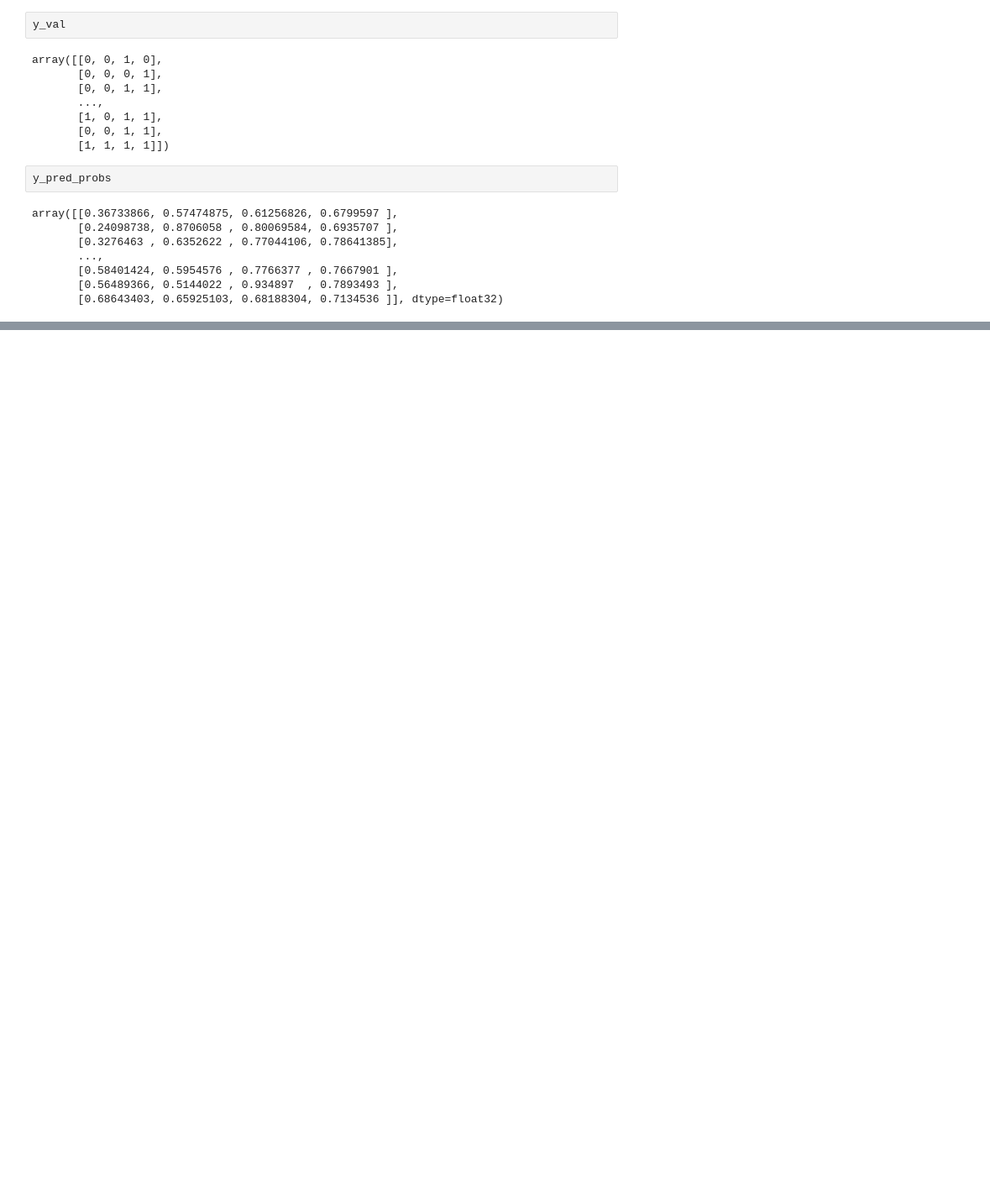
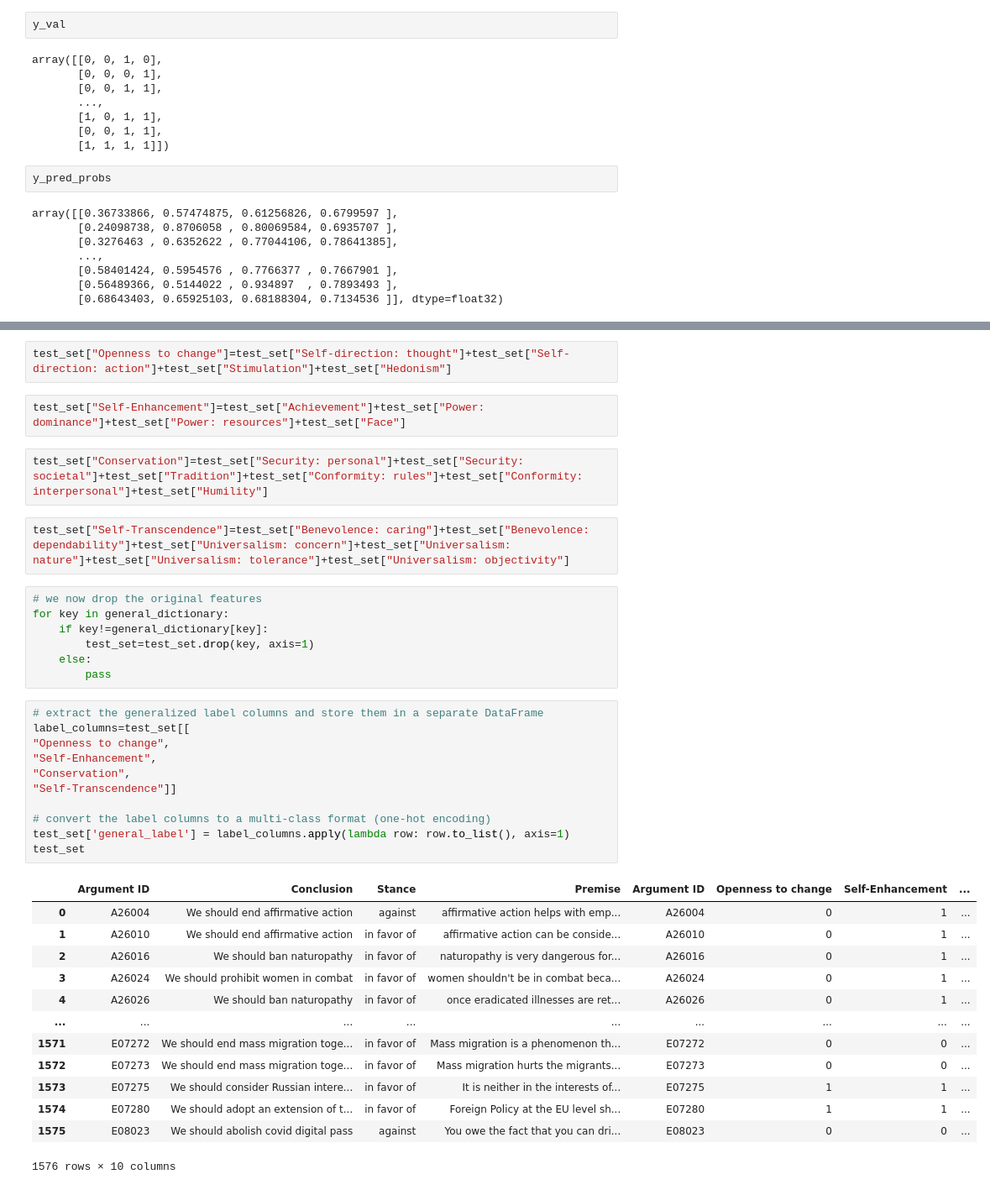
Before and after one commit to Slebbon/TXA-Group-6, a Jupyter notebook: lstm.ipynb, the cells around one changed output, grey strips where cells are left out. Shown: that part at 84% size. Drawn from its saved outputs; the diff is of its cells as text; blank space fills up the shorter version.

```diff
--- a/lstm_gridsearch.ipynb
+++ b/lstm.ipynb
@@ -734,0 +752,40 @@ Given that the performance doesn't seem to improve with the embedding layer but
+# %%
+test_set["Openness to change"]=test_set["Self-direction: thought"]+test_set["Self-direction: action"]+test_set["Stimulation"]+test_set["Hedonism"]
+# %%
+test_set["Self-Enhancement"]=test_set["Achievement"]+test_set["Power: dominance"]+test_set["Power: resources"]+test_set["Face"]
+# %%
+test_set["Conservation"]=test_set["Security: personal"]+test_set["Security: societal"]+test_set["Tradition"]+test_set["Conformity: rules"]+test_set["Conformity: interpersonal"]+test_set["Humility"]
+# %%
+test_set["Self-Transcendence"]=test_set["Benevolence: caring"]+test_set["Benevolence: dependability"]+test_set["Universalism: concern"]+test_set["Universalism: nature"]+test_set["Universalism: tolerance"]+test_set["Universalism: objectivity"]
+# %%
+# we now drop the original features
+for key in general_dictionary:
+    if key!=general_dictionary[key]:
+        test_set=test_set.drop(key, axis=1)
+    else:
+        pass
+# %%
+# extract the generalized label columns and store them in a separate DataFrame
+label_columns=test_set[[
+"Openness to change",
+"Self-Enhancement",
+"Conservation",
+"Self-Transcendence"]]
+
+# convert the label columns to a multi-class format (one-hot encoding)
+test_set['general_label'] = label_columns.apply(lambda row: row.to_list(), axis=1)
+test_set
+# %% [output]
+|  | Argument ID | Conclusion | Stance | Premise | Argument ID | Openness to change | Self-Enhancement | ... |
+| 0 | A26004 | We should end affirmative action | against | affirmative action helps with emp... | A26004 | 0 | 1 | ... |
+| 1 | A26010 | We should end affirmative action | in favor of | affirmative action can be conside... | A26010 | 0 | 1 | ... |
+| 2 | A26016 | We should ban naturopathy | in favor of | naturopathy is very dangerous for... | A26016 | 0 | 1 | ... |
+| 3 | A26024 | We should prohibit women in combat | in favor of | women shouldn't be in combat beca... | A26024 | 0 | 1 | ... |
+| 4 | A26026 | We should ban naturopathy | in favor of | once eradicated illnesses are ret... | A26026 | 0 | 1 | ... |
+| ... | ... | ... | ... | ... | ... | ... | ... | ... |
+| 1571 | E07272 | We should end mass migration toge... | in favor of | Mass migration is a phenomenon th... | E07272 | 0 | 0 | ... |
+| 1572 | E07273 | We should end mass migration toge... | in favor of | Mass migration hurts the migrants... | E07273 | 0 | 0 | ... |
+| 1573 | E07275 | We should consider Russian intere... | in favor of | It is neither in the interests of... | E07275 | 1 | 1 | ... |
+| 1574 | E07280 | We should adopt an extension of t... | in favor of | Foreign Policy at the EU level sh... | E07280 | 1 | 1 | ... |
+| 1575 | E08023 | We should abolish covid digital pass | against | You owe the fact that you can dri... | E08023 | 0 | 0 | ... |
+1576 rows × 10 columns
```
Also changed, not shown: parts of 44 cells of this notebook, 7 other files.
